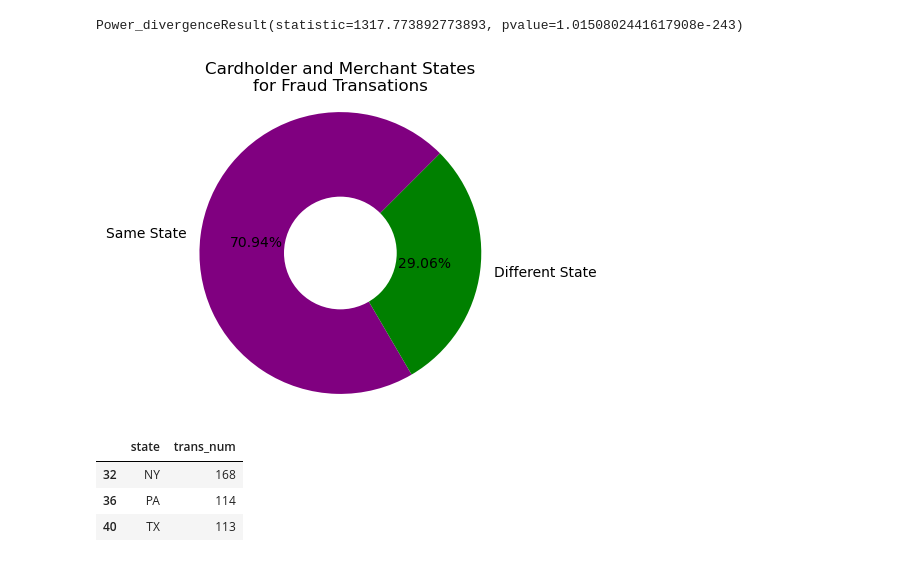
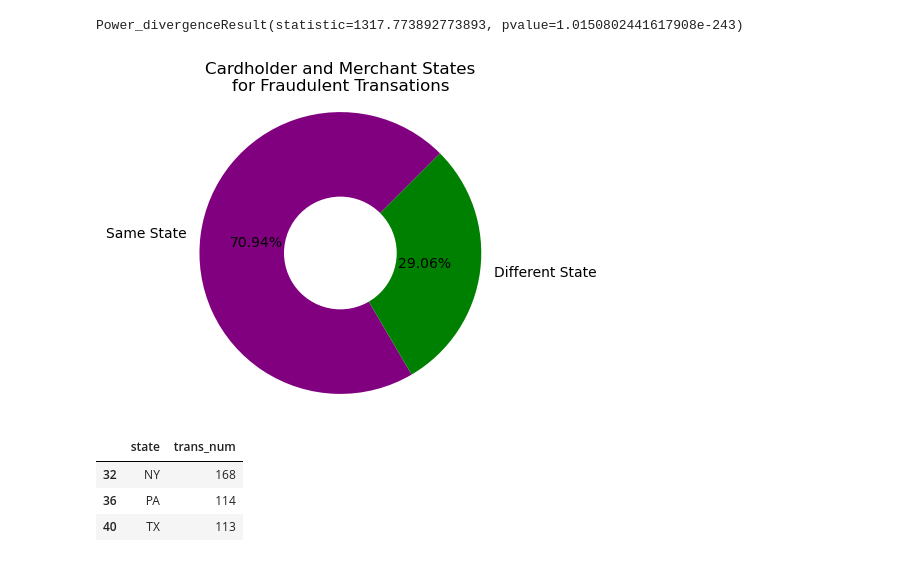
Before and after one commit to Mohammed-a-ali01/Project-1, a Jupyter notebook: locanalysis.ipynb, the cells around one changed output. Drawn from its saved outputs; the diff is of its cells as text; code cells hidden in the pictures.

```diff
--- a/locanalysis.ipynb
+++ b/locanalysis.ipynb
@@ -134,16 +134,16 @@ for index,row in clean_fraud_merchant_df.iterrows():
 # %%
 # Calculate the amount of fraud transactions with same state and different state.
 isStateSame = clean_fraud_merchant_df["isStateSame"].value_counts()
 
 # Create a donut chart
 plt.figure(figsize=(4, 4))
 plt.pie(isStateSame, labels=["Same State","Different State"], autopct='%1.2f%%', startangle=45, colors=["purple", "green"])
 plt.axis('equal')
 centre_circle = plt.Circle((0,0),0.40,fc='white')
 fig = plt.gcf()
 fig.gca().add_artist(centre_circle)
-plt.title("Cardholder and Merchant States\nfor Fraud Transations")
+plt.title("Cardholder and Merchant States\nfor Fraudulent Transations")
 plt.show()
 # %% [output]
-[figure, old version]
+[figure, new version]
 # %%
```
Also changed, not shown: parts of 4 cells of this notebook, 2 other files.
